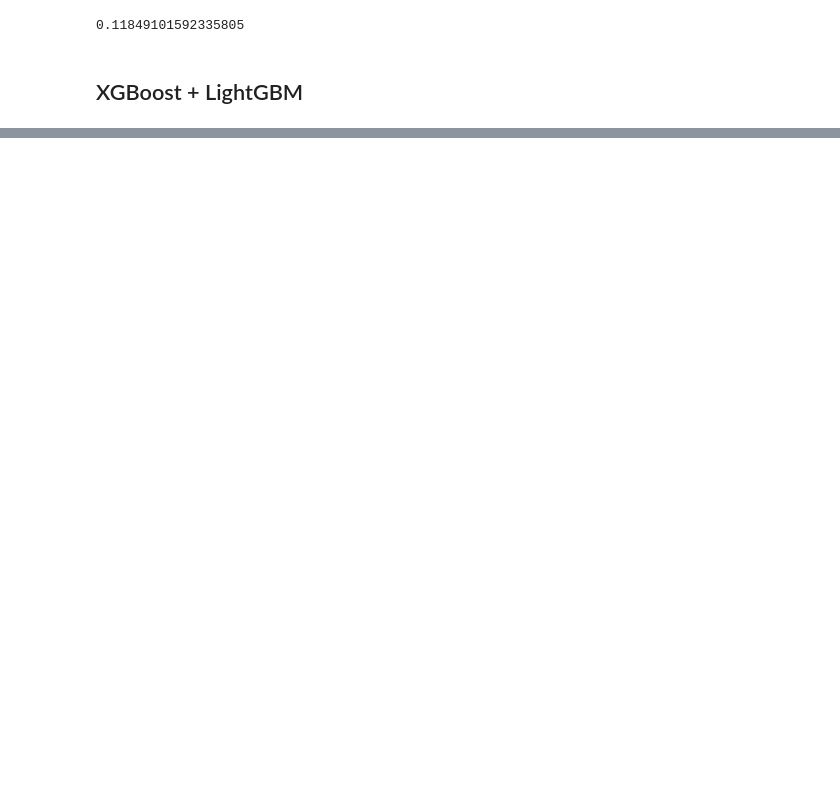
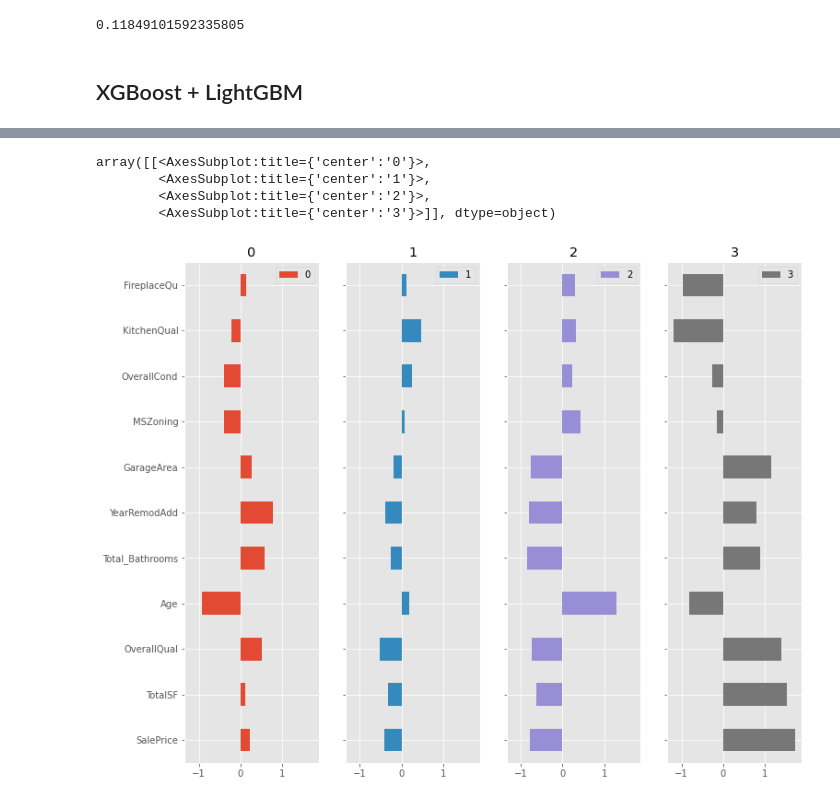
Before and after one commit to therobinkay/Kaggle, a Jupyter notebook: house-prices.ipynb, the cells around one changed output, grey strips where cells are left out. Cells and saved outputs as stored; diff of their text form; code cells hidden in the pictures; blank space fills up the shorter version.

Commit message:
Kaggle Notebook | house_prices | Version 7

```diff
--- a/house-prices.ipynb
+++ b/house-prices.ipynb
@@ -1502,0 +1548,7 @@ submission.to_csv("houseprices_submit04.csv", index=False)
+# %%
+# np.array to pd.DataFrame
+
+train_scaled_df = pd.DataFrame(train_scaled)
+train_scaled_df.columns = train_df_le_dn.drop(["Id"], axis=1).columns
+
+train_scaled_df
@@ -1502,0 +1569,10 @@ submission.to_csv("houseprices_submit04.csv", index=False)
+# %%
+# k-means clustering
+
+from sklearn.cluster import KMeans
+np.random.seed(1234)
+
+house_cluster = KMeans(n_clusters = 4).fit_predict(train_scaled)
+train_scaled_df["km_cluster"] = house_cluster
+
+train_scaled_df["km_cluster"].value_counts()
@@ -1502,0 +1585,8 @@ submission.to_csv("houseprices_submit04.csv", index=False)
+# %%
+cluster_mean = train_scaled_df[["km_cluster", "SalePrice", "TotalSF", "OverallQual",
+                                "Age", "Total_Bathrooms", "YearRemodAdd", "GarageArea",
+                                "MSZoning", "OverallCond", "KitchenQual", "FireplaceQu"]].groupby(
+    "km_cluster").mean().reset_index()
+# %%
+cluster_mean = cluster_mean.T
+cluster_mean
@@ -1502,0 +1607,8 @@ submission.to_csv("houseprices_submit04.csv", index=False)
+# %%
+cluster_mean[1:].plot(figsize=(12, 10), kind="barh", subplots=True, layout=(1,4), sharey=True)
+# %% [output]
+array([[<AxesSubplot:title={'center':'0'}>,
+        <AxesSubplot:title={'center':'1'}>,
+        <AxesSubplot:title={'center':'2'}>,
+        <AxesSubplot:title={'center':'3'}>]], dtype=object)
+[figure, added]
```
Also changed, not shown: parts of 29 cells of this notebook.
